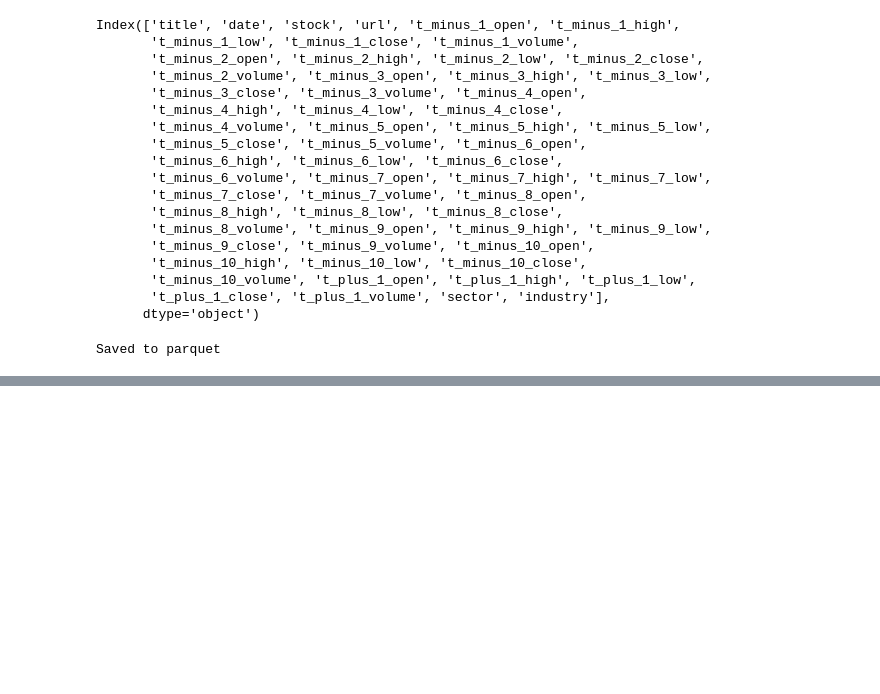
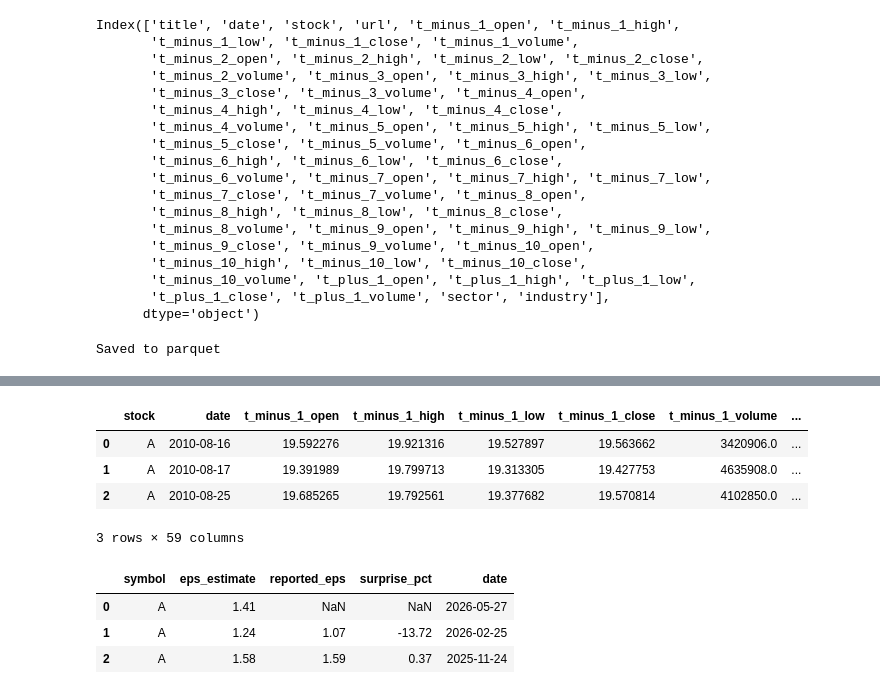
Before and after one commit to intel00000/News-Vol-Forecast, a Jupyter notebook: EDA/data_curation.ipynb, the cells around one changed output, grey strips where cells are left out. Saved outputs shown, nothing was run; the diff lists cells and outputs as text; code cells hidden in the pictures; blank space fills up the shorter version.

```diff
--- a/EDA/data_curation.ipynb
+++ b/EDA/data_curation.ipynb
@@ -414,0 +433,8 @@ print(earn.head(3))
+# %%
+stock_ohlcv.head(3)
+# %% [output]
+|  | stock | date | t_minus_1_open | t_minus_1_high | t_minus_1_low | t_minus_1_close | t_minus_1_volume | ... |
+| 0 | A | 2010-08-16 | 19.592276 | 19.921316 | 19.527897 | 19.563662 | 3420906.0 | ... |
+| 1 | A | 2010-08-17 | 19.391989 | 19.799713 | 19.313305 | 19.427753 | 4635908.0 | ... |
+| 2 | A | 2010-08-25 | 19.685265 | 19.792561 | 19.377682 | 19.570814 | 4102850.0 | ... |
+3 rows × 59 columns
@@ -414,0 +446,7 @@ print(earn.head(3))
+# %%
+earn_join.head(3)
+# %% [output]
+|  | symbol | eps_estimate | reported_eps | surprise_pct | date |
+| 0 | A | 1.41 | NaN | NaN | 2026-05-27 |
+| 1 | A | 1.24 | 1.07 | -13.72 | 2026-02-25 |
+| 2 | A | 1.58 | 1.59 | 0.37 | 2025-11-24 |
```
Also changed, not shown: parts of 14 cells of this notebook, 1 other file.
